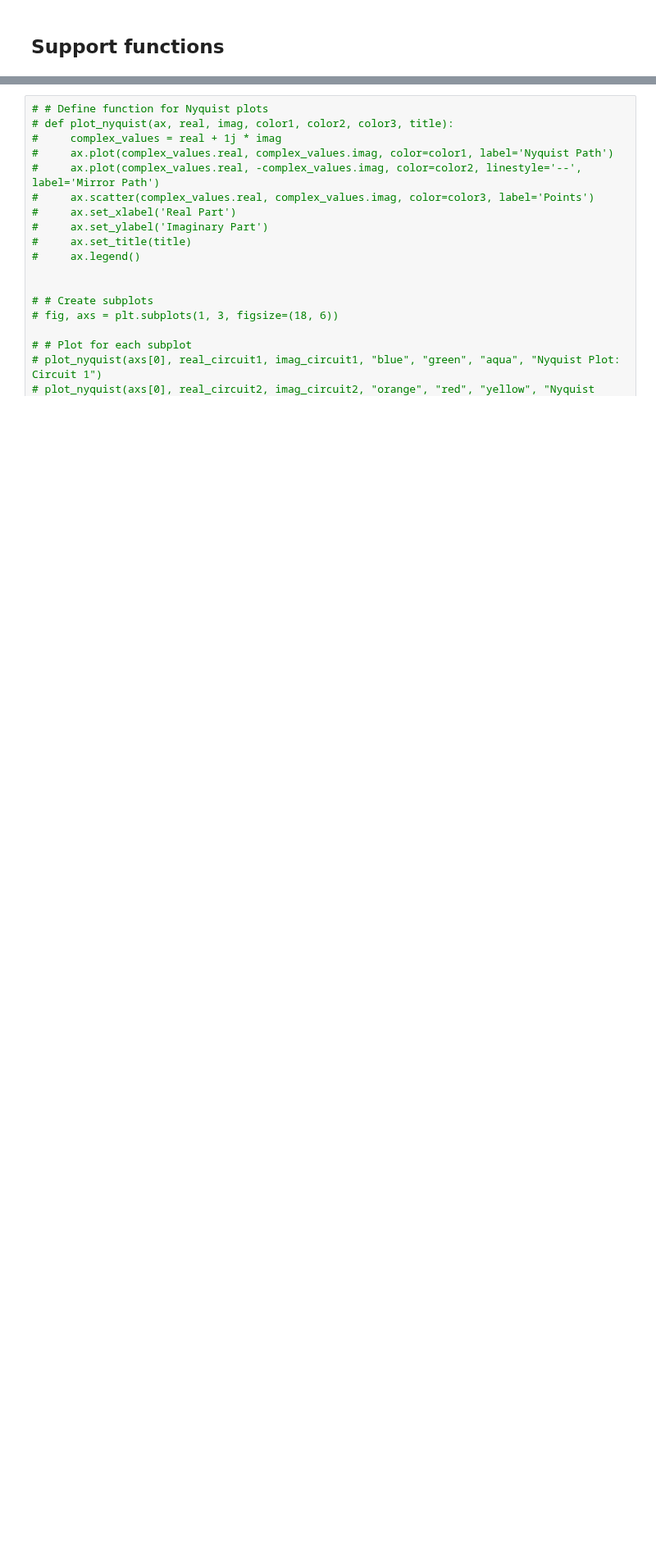
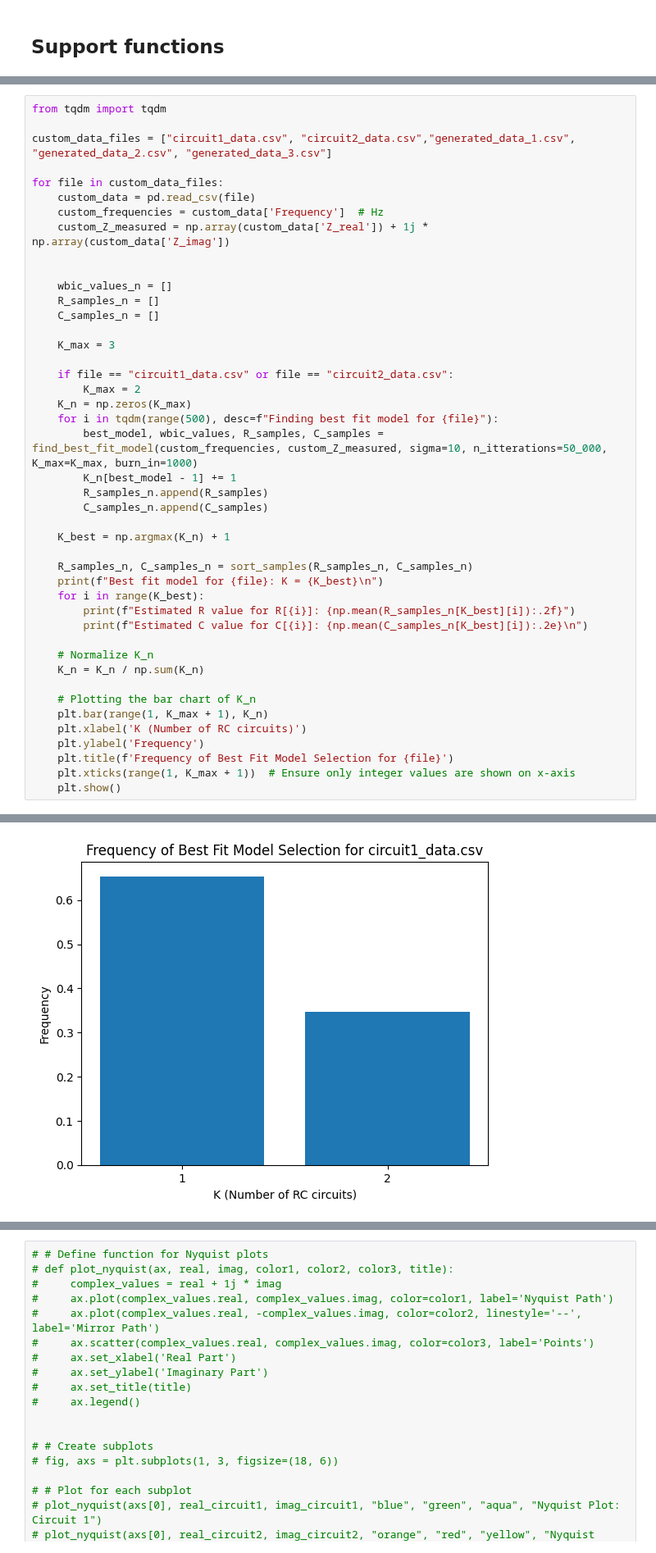
Before and after one commit to calvinbootsman/Data-Fusion-Architecture, a Jupyter notebook: Assignment 2.ipynb, the cells around one changed output, grey strips where cells are left out. Shown at 82% size. Saved outputs shown, nothing was run; the diff lists cells and outputs as text; blank space fills up the shorter version.

```diff
--- a/Assignment 2.ipynb
+++ b/Assignment 2.ipynb
@@ -380,0 +463,45 @@ plt.show()
+# %%
+from tqdm import tqdm
+
+custom_data_files = ["circuit1_data.csv", "circuit2_data.csv","generated_data_1.csv", "generated_data_2.csv", "generated_data_3.csv"]
+
+for file in custom_data_files:
+    custom_data = pd.read_csv(file)
+    custom_frequencies = custom_data['Frequency']  # Hz
+    custom_Z_measured = np.array(custom_data['Z_real']) + 1j * np.array(custom_data['Z_imag'])
+
+
+    wbic_values_n = []
+    R_samples_n = []
+    C_samples_n = []
+
+    K_max = 3
+
+    if file == "circuit1_data.csv" or file == "circuit2_data.csv":
+        K_max = 2
+    K_n = np.zeros(K_max)
+    for i in tqdm(range(500), desc=f"Finding best fit model for {file}"):
+        best_model, wbic_values, R_samples, C_samples = find_best_fit_model(custom_frequencies, custom_Z_measured, sigma=10, n_itterations=50_000, K_max=K_max, burn_in=1000)
+        K_n[best_model - 1] += 1
+        R_samples_n.append(R_samples)
+        C_samples_n.append(C_samples)
+
+    K_best = np.argmax(K_n) + 1
+
+    R_samples_n, C_samples_n = sort_samples(R_samples_n, C_samples_n)
+    print(f"Best fit model for {file}: K = {K_best}\n")
+    for i in range(K_best):
+        print(f"Estimated R value for R[{i}]: {np.mean(R_samples_n[K_best][i]):.2f}")
+        print(f"Estimated C value for C[{i}]: {np.mean(C_samples_n[K_best][i]):.2e}\n")
+
+    # Normalize K_n
+    K_n = K_n / np.sum(K_n)
+
+    # Plotting the bar chart of K_n
+    plt.bar(range(1, K_max + 1), K_n)
+    plt.xlabel('K (Number of RC circuits)')
+    plt.ylabel('Frequency')
+    plt.title(f'Frequency of Best Fit Model Selection for {file}')
+    plt.xticks(range(1, K_max + 1))  # Ensure only integer values are shown on x-axis
+    plt.show()
+# %% [output]
@@ -380,0 +512 @@ plt.show()
+[figure, added]
```
Also changed, not shown: parts of 9 cells of this notebook.
